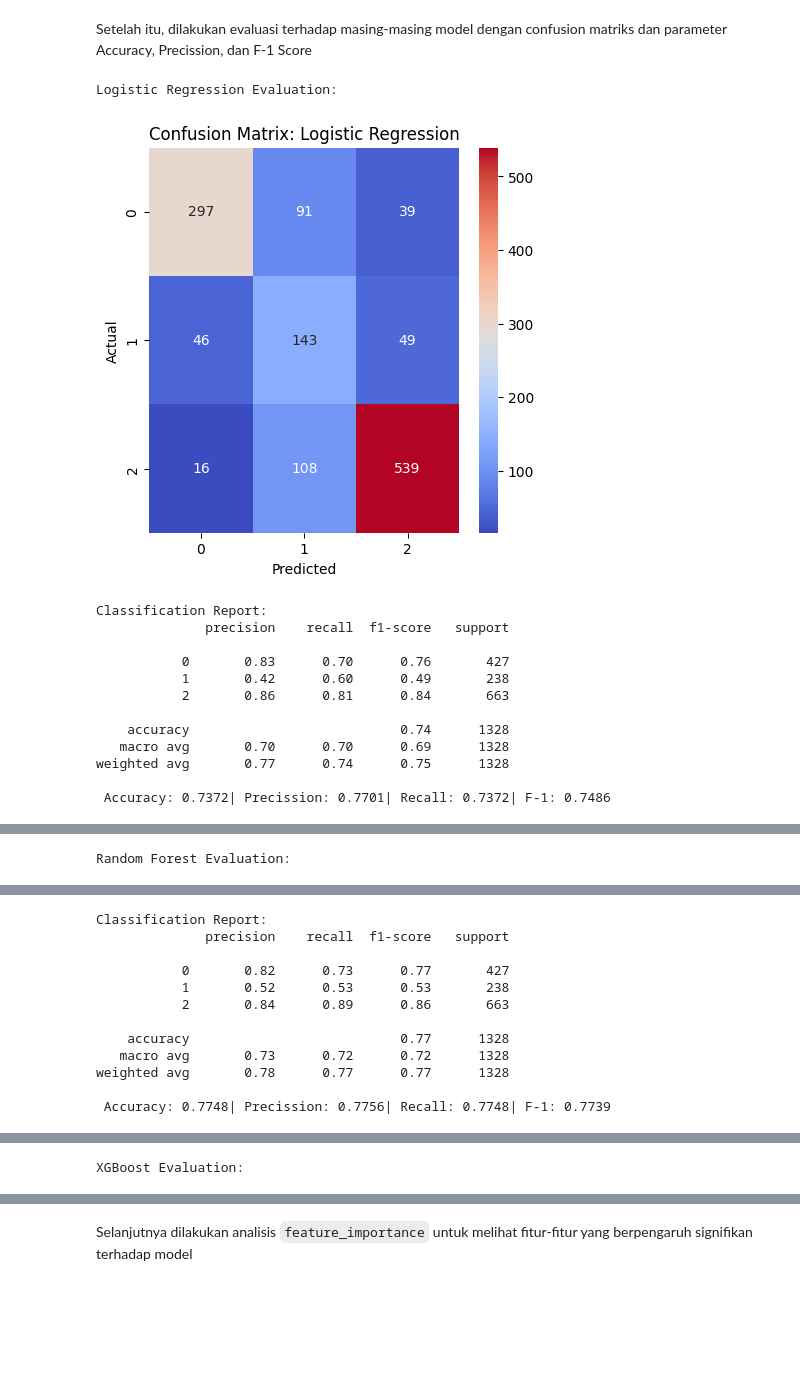
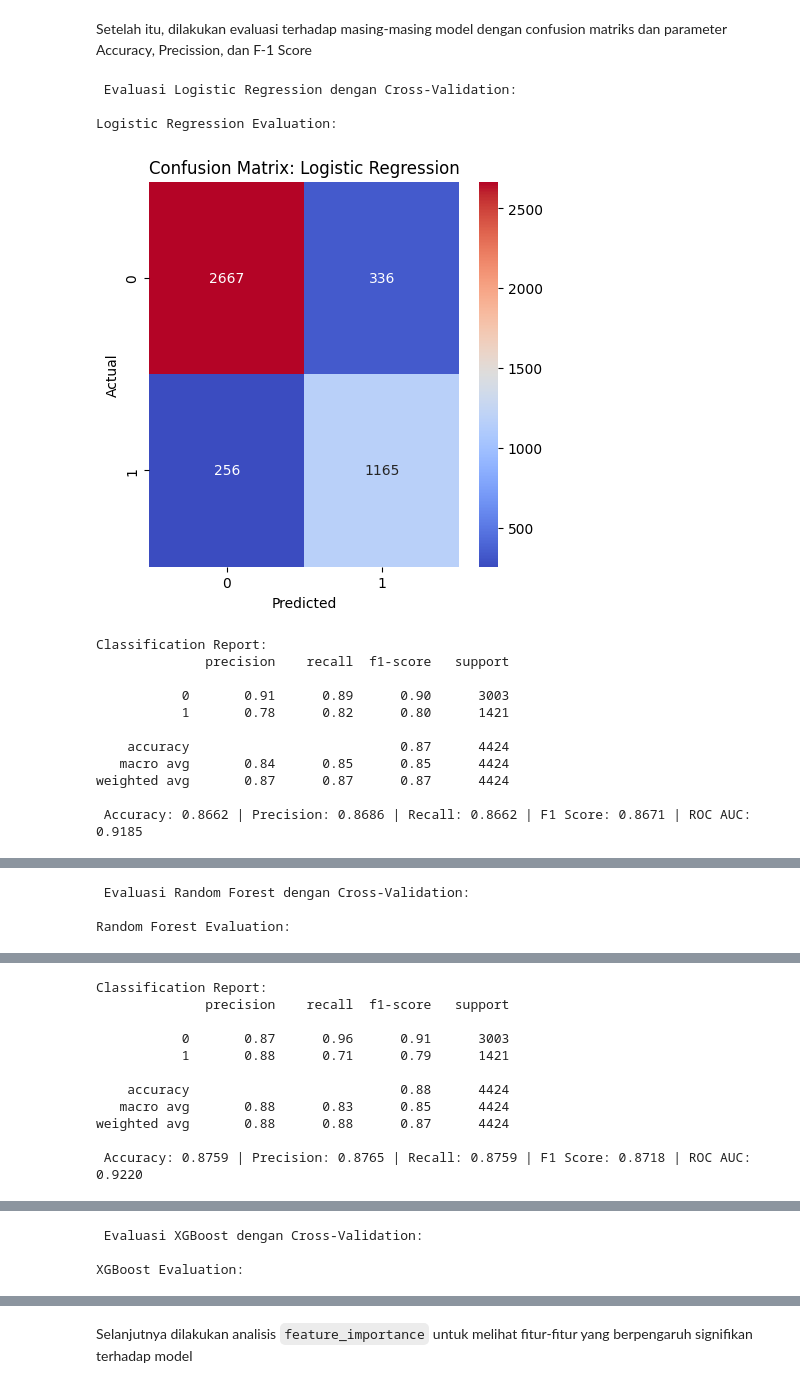
Before and after one commit to HandiSutriyan/Student-Dropout-Dashboard, a Jupyter notebook: notebook.ipynb, the cells around one changed output, grey strips where cells are left out. Cells and saved outputs as stored; diff of their text form; code cells hidden in the pictures; blank space fills up the shorter version.

```diff
--- a/notebook.ipynb
+++ b/notebook.ipynb
@@ -551,0 +567,3 @@ encoded_df
+# %%
+prep_df['is_Dropout'] = prep_df['Status'].apply(lambda x: True if x == 'Dropout' else False)
+prep_df.head()
@@ -578,5 +582,5 @@ Selanjutnya dilakukan split data dengan rasio 70:30
 # %%
 # Split data
-X = encoded_df.drop(columns='Status')
-y = encoded_df['Status']
-X_train, X_test, y_train, y_test = train_test_split(X, y, test_size=0.3, random_state=42, stratify=y)
+X = prep_df.drop(columns={'Status','is_Dropout'})
+y = prep_df['is_Dropout'].astype(int)
+#X_train, X_test, y_train, y_test = train_test_split(X, y, test_size=0.2, random_state=42, stratify=y)
@@ -601,5 +590,7 @@ X_train_bal, y_train_bal = smote.fit_resample(X_train_scaled, y_train)
 Pada tahap modelling ini akan digunakan tiga algoritma pemodelan yang optimal untuk melakukkan klasifikasi pada kasus ini yaitu **Random Forest, XGBoost, dan Logistic Regression**. Serta dengan bantuan hyperparameter tuner `GridSearchCV()` untuk mempermudah menemukan parameter modelling yang optimal.
 # %% [markdown]
 Pertama, dilakukan modelling dengan **Random Forest**. Selain itu juga digunakan hyperparamter tuner `GridSearchCV()` untuk mempermudah menemukan paramter model yang optimal.
+# %%
+kf = StratifiedKFold(n_splits=5, shuffle=True, random_state=42)
 # %%
 #Random Forest
@@ -666,13 +667,17 @@ GridSearchCV(cv=3,
 Terakhir  modelling dengan **Logistic Regression** dengan hyperparamter tuner `GridSearchCV()` untuk mempermudah menemukan paramter model yang optimal.
 # %%
 # Logistic Regression dengan hyperparameter tuning
+lr_pipeline = Pipeline([
+    ('scaler', StandardScaler()),
+    ('lr', LogisticRegression(random_state=42, max_iter=1000, class_weight='balanced'))
+])
 lr = LogisticRegression(max_iter=1000, random_state=42)
-lr_params = {
-    'C': [0.01, 0.1, 1, 10],
-    'penalty': ['l2'],
-    'solver': ['liblinear', 'lbfgs']
+grid_param_lr = {
+    'lr__C': [0.01, 0.1, 1, 10],
+    'lr__penalty': ['l2'],
+    'lr__solver': ['lbfgs']
 }
 
-grid_lr = GridSearchCV(lr, lr_params, cv=3, scoring='f1_macro')
-grid_lr.fit(X_train_bal, y_train_bal)
+grid_lr = GridSearchCV(lr_pipeline, grid_param_lr, cv=kf, scoring='roc_auc', verbose=1, n_jobs=-1)
+grid_lr.fit(X, y)
 # %% [output]
@@ -695,38 +707,42 @@ models = {
 Setelah itu, dilakukan evaluasi terhadap masing-masing model dengan confusion matriks dan parameter Accuracy, Precission, dan F-1 Score
 # %%
 for name, model in models.items():
-    y_pred = model.predict(X_test_scaled)
-    y_proba = model.predict_proba(X_test_scaled)[:, 1]
+    print(f"\n Evaluasi {name} dengan Cross-Validation:")
+
+    y_pred = cross_val_predict(model, X, y, cv=kf)
+    y_proba = cross_val_predict(model, X, y, cv=kf, method='predict_proba')[:, 1]
+
 
     print(f"\n{name} Evaluation:")
     plt.figure(figsize=(5,5))
-    sns.heatmap(confusion_matrix(y_test, y_pred), annot=True, fmt='d', cmap='coolwarm')
+    sns.heatmap(confusion_matrix(y, y_pred), annot=True, fmt='d', cmap='coolwarm')
     plt.title(f"Confusion Matrix: {name}")
     plt.xlabel("Predicted")
     plt.ylabel("Actual")
     plt.show()
 
     print("\nClassification Report:")
-    print(classification_report(y_test, y_pred))
-    print(f" Accuracy: {accuracy_score(y_test, y_pred):.4f}| Precission: {precision_score(y_test, y_pred,average='weighted'):.4f}| Recall: {recall_score(y_test, y_pred, average='weighted'):.4f}| F-1: {f1_score(y_test, y_pred,average='weighted'):.4f}")
+    print(classification_report(y, y_pred))
+    print(f" Accuracy: {accuracy_score(y, y_pred):.4f} | Precision: {precision_score(y, y_pred, average='weighted'):.4f} | Recall: {recall_score(y, y_pred, average='weighted'):.4f} | F1 Score: {f1_score(y, y_pred, average='weighted'):.4f} | ROC AUC: {roc_auc_score(y, y_proba):.4f}")
     plt.figure(figsize=(7,5))
     sns.histplot(y_proba,bins=30, edgecolor='black', kde=True)
     plt.title(f"Distribusi Probabilitas: {name}")
     plt.xlabel("Probabilitas")
     plt.ylabel("Jumlah")
     plt.show()
 # %% [output]
+ Evaluasi Logistic Regression dengan Cross-Validation:
+
 Logistic Regression Evaluation:
-[figure, old version]
+[figure, new version]
 Classification Report:
               precision    recall  f1-score   support
 
-           0       0.83      0.70      0.76       427
-           1       0.42      0.60      0.49       238
-           2       0.86      0.81      0.84       663
+           0       0.91      0.89      0.90      3003
+           1       0.78      0.82      0.80      1421
 
-    accuracy                           0.74      1328
-   macro avg       0.70      0.70      0.69      1328
-weighted avg       0.77      0.74      0.75      1328
+    accuracy                           0.87      4424
+   macro avg       0.84      0.85      0.85      4424
+weighted avg       0.87      0.87      0.87      4424
 
- Accuracy: 0.7372| Precission: 0.7701| Recall: 0.7372| F-1: 0.7486
+ Accuracy: 0.8662 | Precision: 0.8686 | Recall: 0.8662 | F1 Score: 0.8671 | ROC AUC: 0.9185
@@ -734 +750,3 @@ weighted avg       0.77      0.74      0.75      1328
+ Evaluasi Random Forest dengan Cross-Validation:
+
 Random Forest Evaluation:
@@ -736,12 +754,11 @@ Random Forest Evaluation:
 Classification Report:
               precision    recall  f1-score   support
 
-           0       0.82      0.73      0.77       427
-           1       0.52      0.53      0.53       238
-           2       0.84      0.89      0.86       663
+           0       0.87      0.96      0.91      3003
+           1       0.88      0.71      0.79      1421
 
-    accuracy                           0.77      1328
-   macro avg       0.73      0.72      0.72      1328
-weighted avg       0.78      0.77      0.77      1328
+    accuracy                           0.88      4424
+   macro avg       0.88      0.83      0.85      4424
+weighted avg       0.88      0.88      0.87      4424
 
- Accuracy: 0.7748| Precission: 0.7756| Recall: 0.7748| F-1: 0.7739
+ Accuracy: 0.8759 | Precision: 0.8765 | Recall: 0.8759 | F1 Score: 0.8718 | ROC AUC: 0.9220
@@ -749 +766,3 @@ weighted avg       0.78      0.77      0.77      1328
+ Evaluasi XGBoost dengan Cross-Validation:
+
 XGBoost Evaluation:
```
Also changed, not shown: parts of 35 cells of this notebook, 12 other files.
